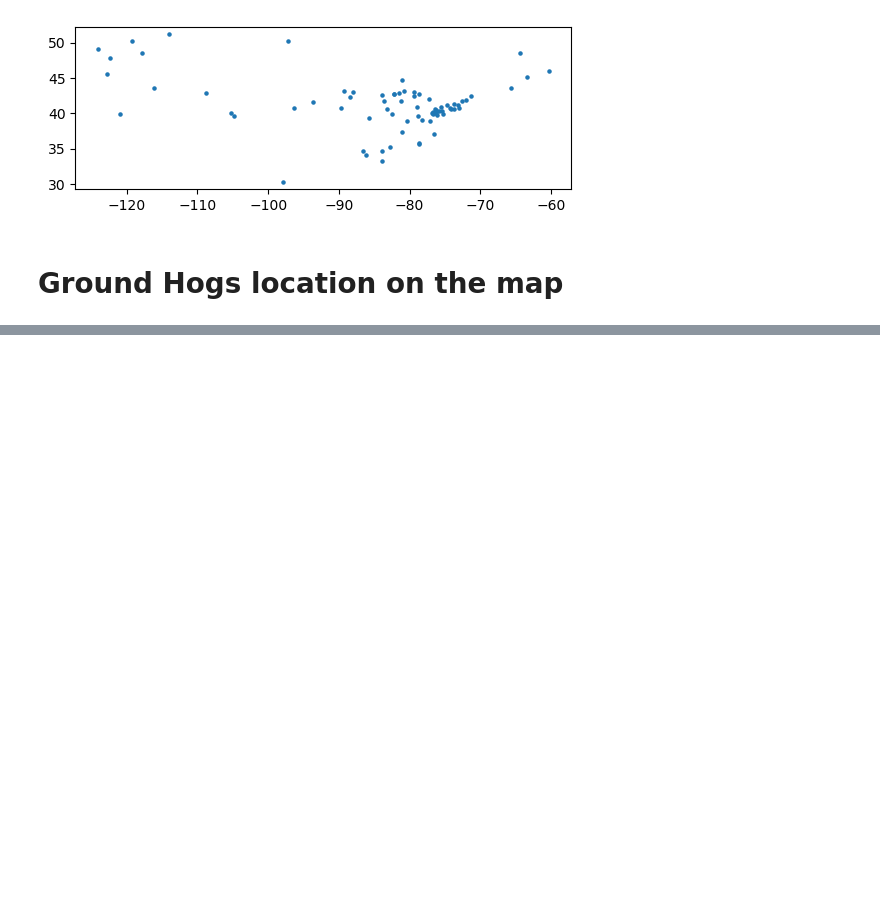
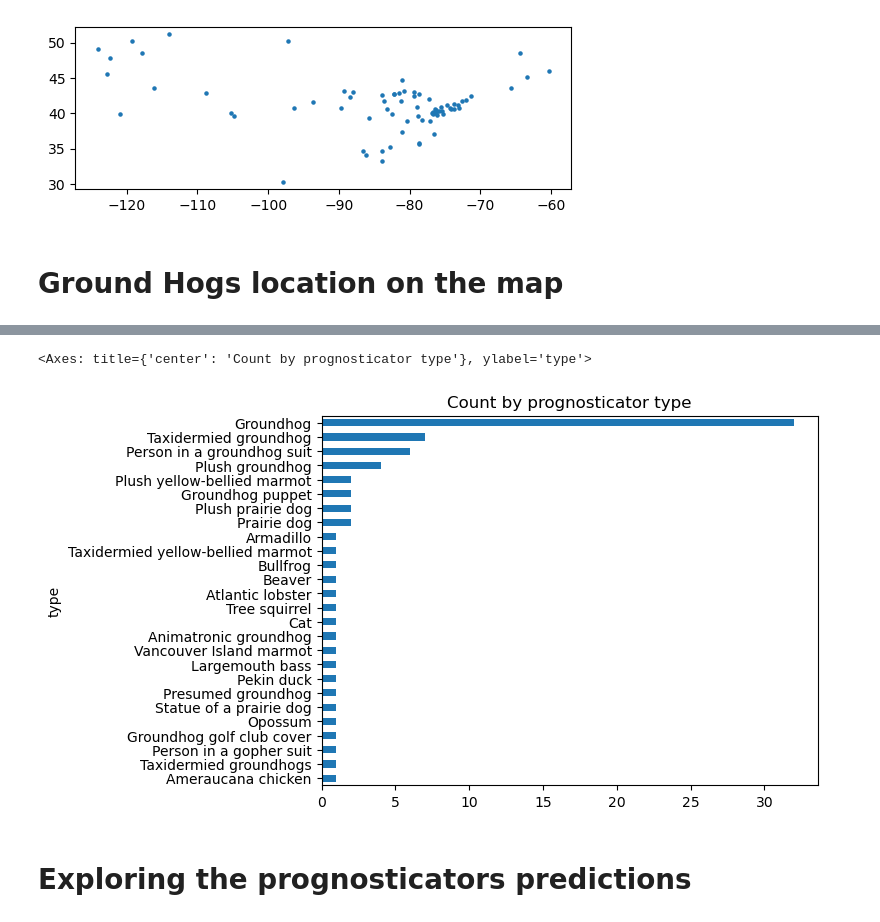
Before and after one commit to safi-alt/Groundhog-Day---Data-Science, a Jupyter notebook: GroundHogDatasetCreation.ipynb, the cells around one changed output, grey strips where cells are left out. Cells and saved outputs as stored; diff of their text form; code cells hidden in the pictures; blank space fills up the shorter version.

```diff
--- a/GroundHogDatasetCreation.ipynb
+++ b/GroundHogDatasetCreation.ipynb
@@ -96,0 +119,7 @@ map
+# %%
+hogs["type"].value_counts().sort_values(ascending=True).plot(kind='barh', title="Count by prognosticator type")
+# %% [output]
+<Axes: title={'center': 'Count by prognosticator type'}, ylabel='type'>
+[figure, added]
+# %% [markdown]
+# Exploring the prognosticators predictions
```
Also changed, not shown: parts of 13 cells of this notebook, 4 other files.
